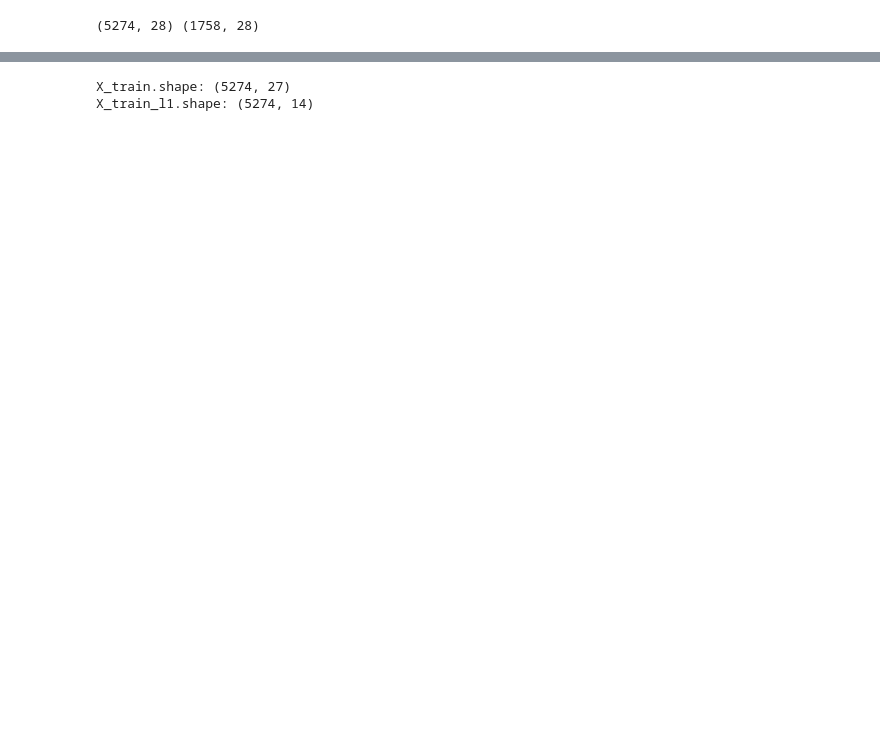
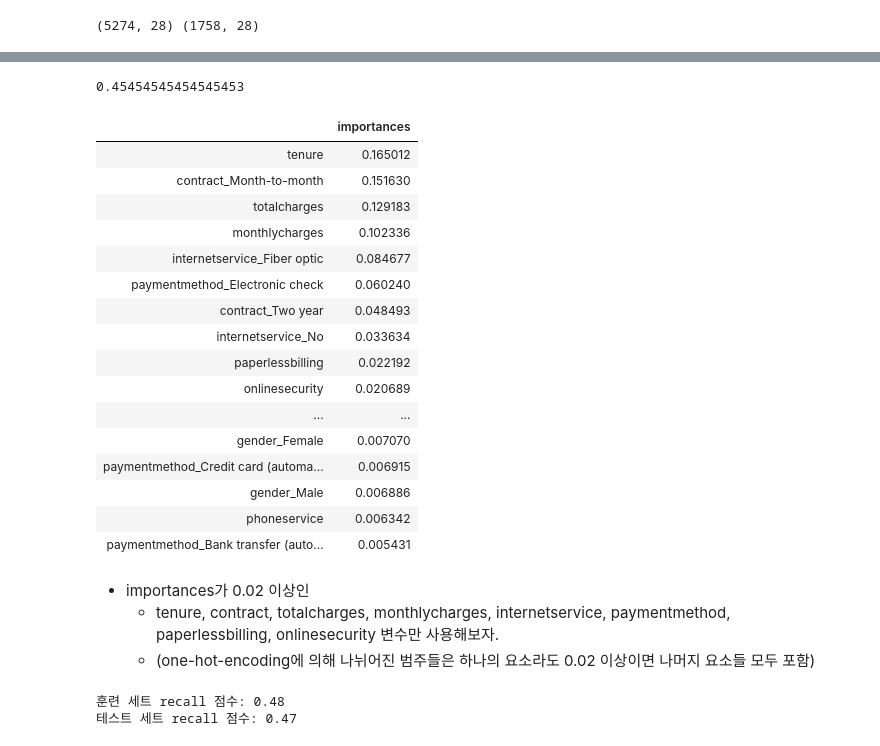
Before and after one commit to Sean-Parkk/Projects, a Jupyter notebook: predict_customer_churn/predict_customer_churn.ipynb, the cells around one changed output, grey strips where cells are left out. Drawn from its saved outputs; the diff is of its cells as text; code cells hidden in the pictures; blank space fills up the shorter version.

```diff
--- a/predict_customer_churn/predict_customer_churn.ipynb
+++ b/predict_customer_churn/predict_customer_churn.ipynb
@@ -607,0 +662,4 @@ X_train.head(2)
+# %%
+from sklearn.model_selection import GridSearchCV
+param_grid = {'C': [0.0001, 0.001, 0.01, 0.1, 1, 10, 100, 1000]}
+grid_search = GridSearchCV(LogisticRegression(), param_grid, scoring = 'recall')
@@ -607,0 +669,2 @@ X_train.head(2)
+# %%
+grid_search.fit(X_train, y_train)
@@ -608,8 +697,10 @@ X_train.head(2)
 # %%
 from sklearn.ensemble import RandomForestClassifier
-rf = RandomForestClassifier(n_estimators=100, random_state=42)
+rf = RandomForestClassifier(n_estimators=500, max_depth=8, random_state=1)
+rf.fit(X_train, y_train)
+y_pred = rf.predict(X_train)
+print(recall_score(y_train, y_pred))
 
-rf.fit(X_train, y_train)
-fi_ = rf.feature_importances_
-fi_
+y_pred = rf.predict(X_test)
+print(recall_score(y_test, y_pred))
 # %% [output]
@@ -653,8 +709,31 @@ dict_keys(['seniorcitizen', 'partner', 'dependents', 'tenure', 'phoneservice', '
-# %%
-select.fit(X_train, y_train)
-X_train_l1 = select.transform(X_train)
-print('X_train.shape: {}'.format(X_train.shape))
-print('X_train_l1.shape: {}'.format(X_train_l1.shape))
-# %% [output]
-X_train.shape: (5274, 27)
-X_train_l1.shape: (5274, 14)
+# %%
+y_pred = temp.predict(X_test)
+recall_score(y_test, y_pred)
+# %% [output]
+0.45454545454545453
+# %%
+df_fi = pd.DataFrame(rf.feature_importances_, index=X_train.columns, columns=['importances'])
+df_fi.sort_values('importances', ascending=False, inplace=True)
+df_fi
+# %% [output]
+|  | importances |
+| tenure | 0.165012 |
+| contract_Month-to-month | 0.151630 |
+| totalcharges | 0.129183 |
+| monthlycharges | 0.102336 |
+| internetservice_Fiber optic | 0.084677 |
+| paymentmethod_Electronic check | 0.060240 |
+| contract_Two year | 0.048493 |
+| internetservice_No | 0.033634 |
+| paperlessbilling | 0.022192 |
+| onlinesecurity | 0.020689 |
+| ... | ... |
+| gender_Female | 0.007070 |
+| paymentmethod_Credit card (automa... | 0.006915 |
+| gender_Male | 0.006886 |
+| phoneservice | 0.006342 |
+| paymentmethod_Bank transfer (auto... | 0.005431 |
+# %% [markdown]
+* importances가 0.02 이상인
+    * tenure, contract, totalcharges, monthlycharges, internetservice, paymentmethod, paperlessbilling, onlinesecurity 변수만 사용해보자.
+    * (one-hot-encoding에 의해 나뉘어진 범주들은 하나의 요소라도 0.02 이상이면 나머지 요소들 모두 포함)
@@ -660,0 +754,10 @@ X_train_l1.shape: (5274, 14)
+# %%
+logreg = LogisticRegression()
+logreg.fit(X_train_selected, y_train)
+y_pred = logreg.predict(X_train_selected)
+print('훈련 세트 recall 점수: {:.2f}'.format(recall_score(y_train, y_pred)))
+y_pred = logreg.predict(X_test_selected)
+print('테스트 세트 recall 점수: {:.2f}'.format(recall_score(y_test, y_pred)))
+# %% [output]
+훈련 세트 recall 점수: 0.48
+테스트 세트 recall 점수: 0.47
```
Also changed, not shown: parts of 52 cells of this notebook.
